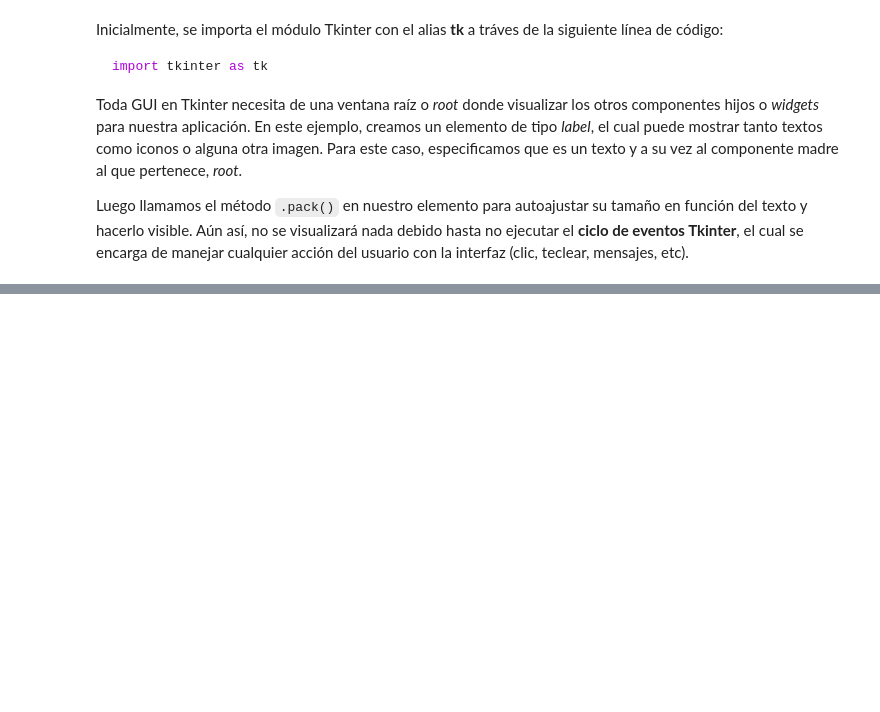
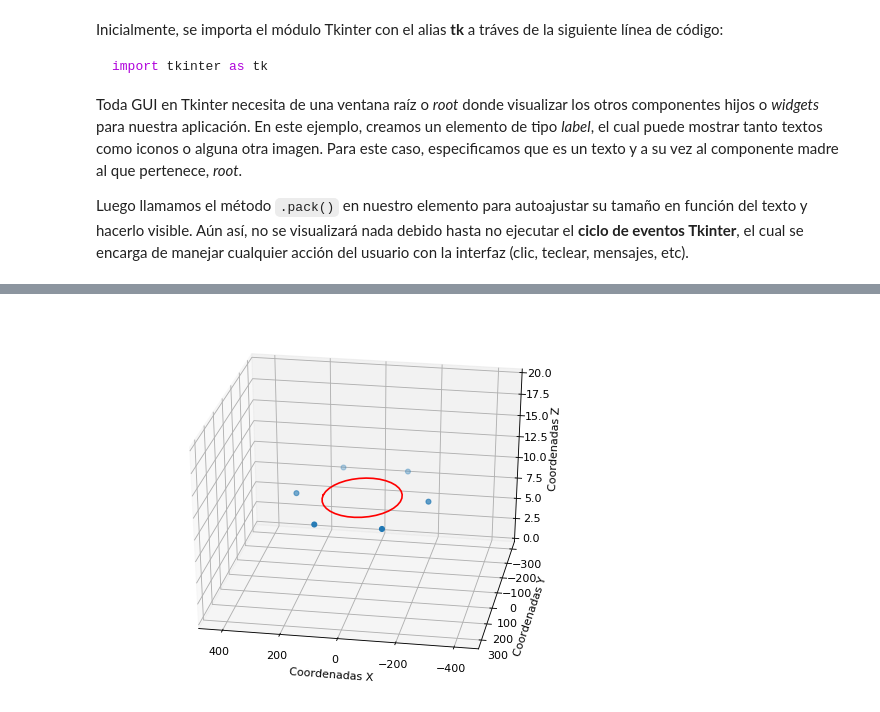
Before and after one commit to KingDarBoja/HexapodPF, a Jupyter notebook: PythonIK/CinematicaInversaHexapodo.ipynb, the cells around one changed output, grey strips where cells are left out. Drawn from its saved outputs; the diff is of its cells as text; code cells hidden in the pictures; blank space fills up the shorter version.

Commit message:
Plotting on 3D the robot frame and computed theta 1

```diff
--- a/PythonIK/CinematicaInversaHexapodo.ipynb
+++ b/PythonIK/CinematicaInversaHexapodo.ipynb
@@ -224,0 +293,61 @@ Los ángulos $\Theta_2(k)$ y $\Theta_3(k)$ se puede encontrar a partir de la tra
+# %%
+'''
+========================
+Simulación 3D (Hexapodo)
+========================
+
+Demostración en 3D de la cinemática inversa del Hexapodo.
+'''
+# Importamos la libreria para hacer plot en 3D y la libreria para colores
+from mpl_toolkits.mplot3d import Axes3D
+
+# Creamos la figura contenedora de nuestros planos.
+fig_0 = plt.figure(figsize=(8, 6), dpi=80, facecolor='w')
+ax_0 = fig_0.gca(projection='3d')
+
+# Agregamos nuestras coordenadas
+ax_0.scatter(CoordXYZ_Paw[:,0],CoordXYZ_Paw[:,1],CoordXYZ_Paw[:,2])
+
+# Agregamos la forma del hexapodo a partir de la matrix de transformación de pata a cuerpo.
+HexapodFrame = np.zeros((3, int(360/10)))
+for i in range(0, HexapodFrame.shape[1]):
+    # Aqui va la simplificada la cual hablo en el código de mas arriba
+    HexapodFrame[0,i] = .subs([(g_k, np.radians(360/(HexapodFrame.shape[1] - 1) * i))] + inVal).col(-1)[0]
+    HexapodFrame[1,i] = .subs([(g_k, np.radians(360/(HexapodFrame.shape[1] - 1) * i))] + inVal).col(-1)[1]
+    HexapodFrame[2,i] = .subs([(g_k, np.radians(360/(HexapodFrame.shape[1] - 1) * i))] + inVal).col(-1)[2]
+
+ax_0.plot(HexapodFrame.T[:,0], HexapodFrame.T[:,1], HexapodFrame.T[:,2], c ='r')
+
+# Equalizado del eje
+ax_0.axis('equal')
+
+# Creamos una caja falsa para simular la relación de aspecto
+max_X = CoordXYZ_Paw[:,0].max()
+min_X = CoordXYZ_Paw[:,0].min()
+max_Y = CoordXYZ_Paw[:,1].max()
+min_Y = CoordXYZ_Paw[:,1].min()
+max_Z = CoordXYZ_Paw[:,2].max()
+min_Z = CoordXYZ_Paw[:,2].min()
+
+max_range = np.array([max_X - min_X, max_Y - max_Y, max_Z - min_Z]).max()
+mid_x = (max_X + min_X) * 0.5
+mid_y = (max_Y + min_Y) * 0.5
+mid_z = (max_Z + min_Z) * 0.5
+ax_0.set_xlim(mid_x - max_range, mid_x + max_range)
+ax_0.set_ylim(mid_y - max_range, mid_y + max_range)
+ax_0.set_zlim(mid_z - min_Z, mid_z + max_Z)
+
+# Etiquetas de los ejes
+xlab = 'Coordenadas X'
+ylab = 'Coordenadas Y'
+zlab = 'Coordenadas Z'
+ax_0.set_xlabel(xlab)
+ax_0.set_ylabel(ylab)
+ax_0.set_zlabel(zlab)
+
+# Cambiamos la vista de la cámara
+ax_0.view_init(30, 100)
+
+plt.show();
+# %% [output]
+[figure, added]
```
Also changed, not shown: parts of 8 cells of this notebook.
